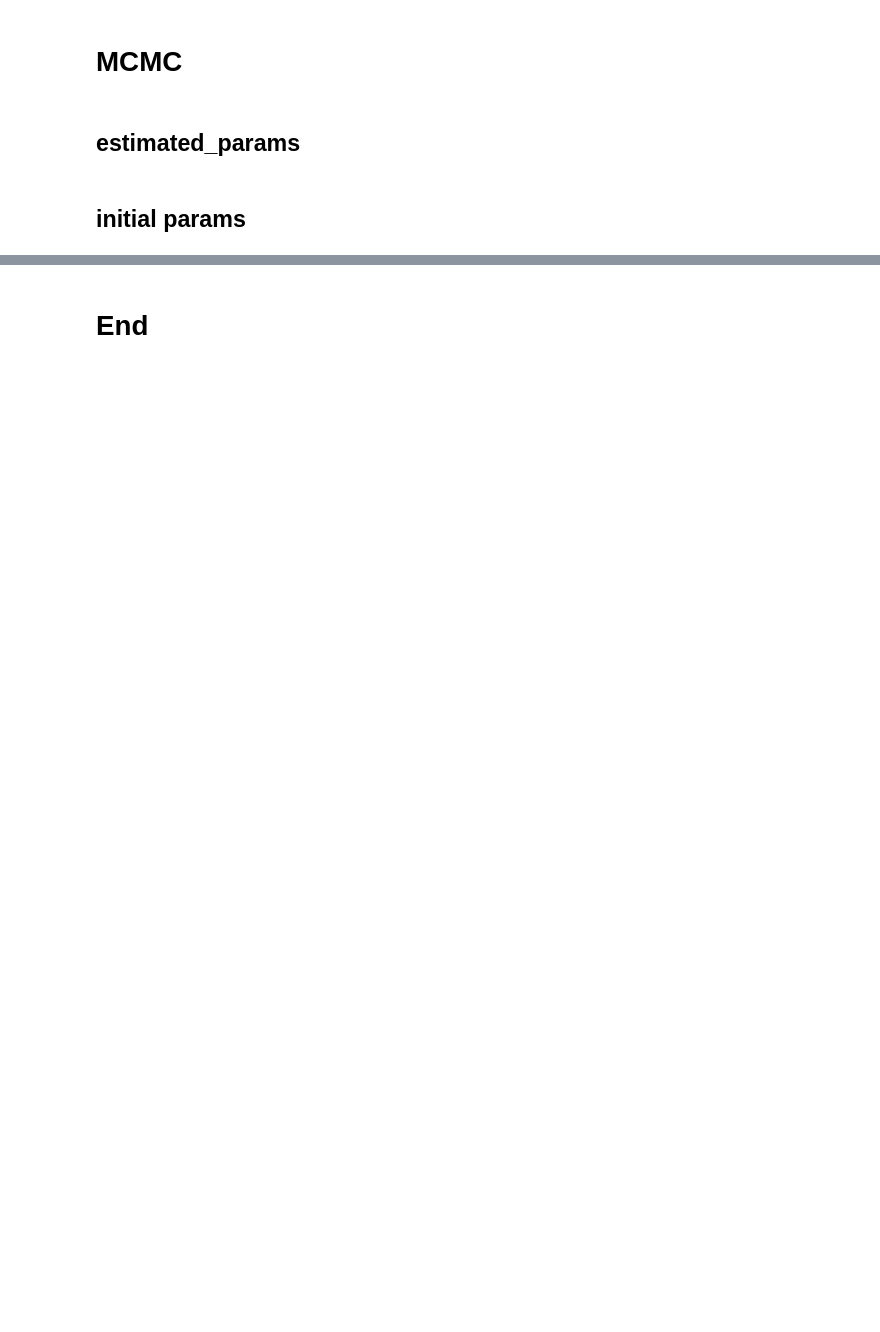
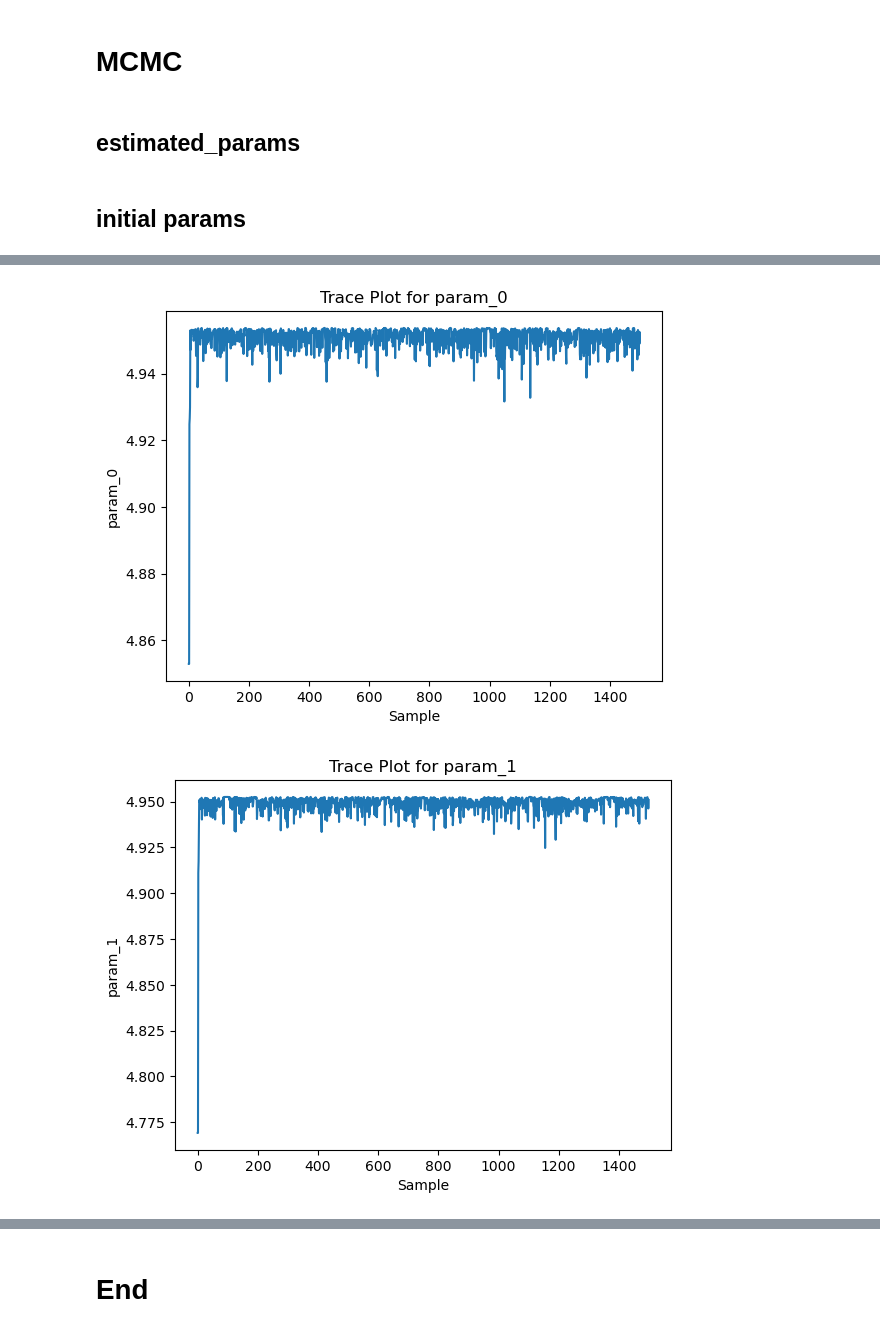
Before and after one commit to Aether-Ren/Multioutput_FixedG_GP, a Jupyter notebook: Initial_test.ipynb, the cells around one changed output, grey strips where cells are left out. Cells and saved outputs as stored; diff of their text form; code cells hidden in the pictures; blank space fills up the shorter version.

```diff
--- a/Initial_test.ipynb
+++ b/Initial_test.ipynb
@@ -216,6 +262,8 @@ mcmc_result_random = Estimation.run_mcmc_Uniform(
 samples_1 = mcmc_result_random.get_samples()
 
 torch.save(samples_1, "mcmc_samples_random.pt")
+# %%
+loaded_samples_chain1 = torch.load("mcmc_samples_PE.pt", map_location=Device)
 # %%
 data = az.from_pyro(mcmc_result_PE)
 az.plot_trace(data)
@@ -223,19 +303,22 @@ plt.show()
 # %%
 import matplotlib.pyplot as plt
 
-for name, values in mcmc_result_2.get_samples().items():
+for name, values in loaded_samples_chain1.items():
     values = values.cpu().numpy()
     if values.ndim == 1:  # 单参数
         plt.figure()
         plt.plot(values)
         plt.xlabel('Sample')
         plt.ylabel(name)
         plt.title(f'Trace Plot for {name}')
     else:  # 多维参数
         for i in range(values.shape[1]):
             plt.figure()
             plt.plot(values[:, i])
             plt.xlabel('Sample')
             plt.ylabel(f'{name}[{i}]')
             plt.title(f'Trace Plot for {name}[{i}]')
 plt.show()
+# %% [output]
+[figure, added]
+[figure, added]
```
Also changed, not shown: parts of 8 cells of this notebook, 2 other files.
